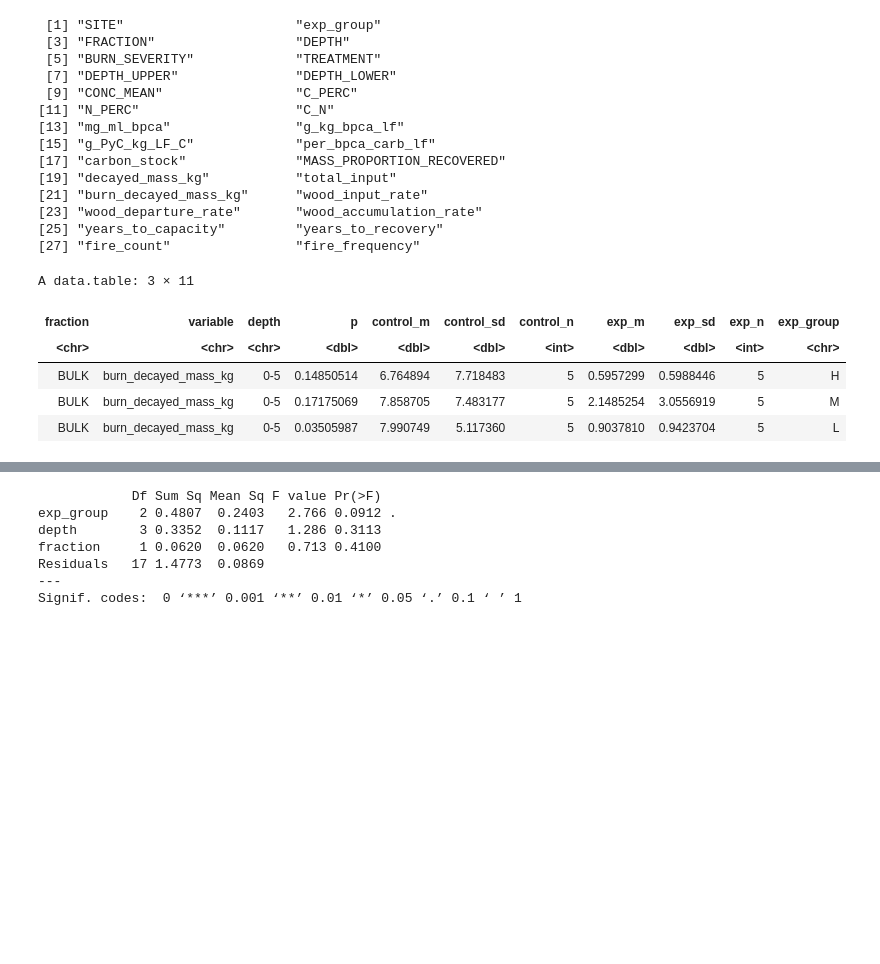
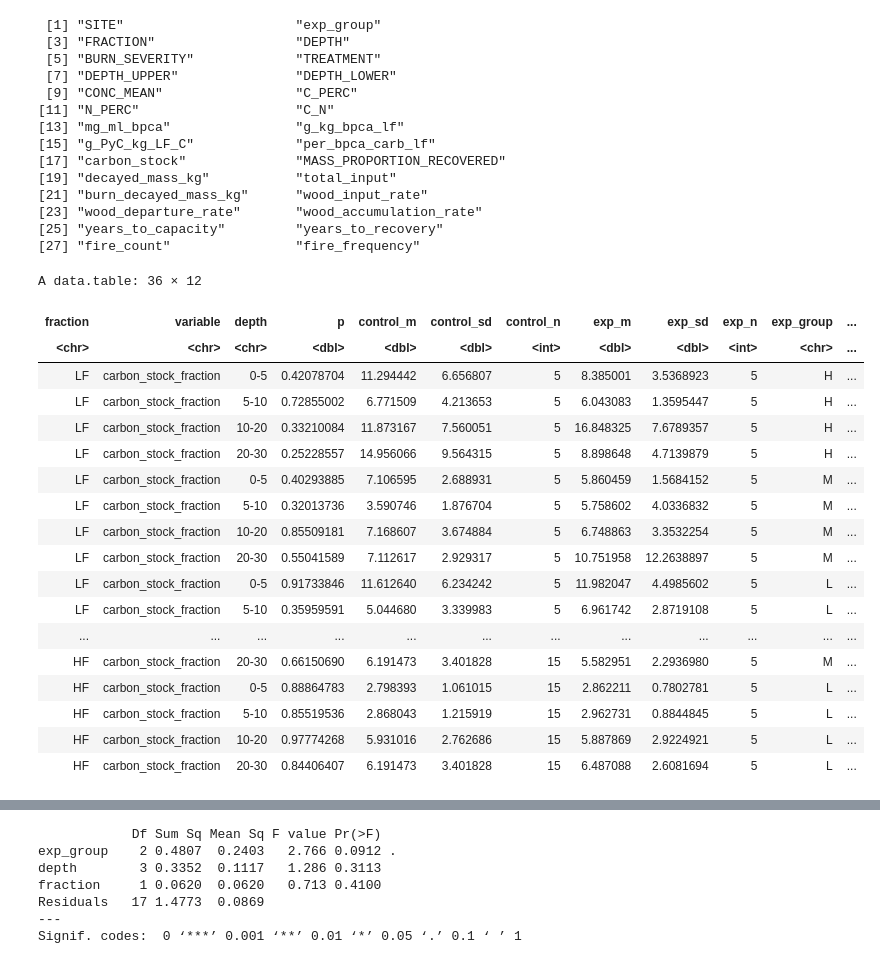
Before and after one commit to hayleypc/BPCA_HFF, a Jupyter notebook: BPCA_analysis_plotting.ipynb, the cells around one changed output, grey strips where cells are left out. Saved outputs shown, nothing was run; the diff lists cells and outputs as text; code cells hidden in the pictures; blank space fills up the shorter version.

```diff
--- a/BPCA_analysis_plotting.ipynb
+++ b/BPCA_analysis_plotting.ipynb
@@ -305,7 +345,7 @@ t_tests_bpca_dt <-
 c( 'LF') %>%
 lapply(function(frac){
 # ,'CONC_MEAN','mg_ml_bpca','g_kg_bpca_lf','per_bpca_carb_lf'
-c('CONC_MEAN','mg_ml_bpca','g_kg_bpca_lf','per_bpca_carb_lf','g_PyC_kg_LF_C') %>%
+c('CONC_MEAN','mg_ml_bpca','g_kg_bpca_lf','per_bpca_carb_lf','g_PyC_kg_LF_C','carbon_stock_fraction') %>%
 lapply(function(variable){
 c('H','M','L') %>%
 lapply(function(group){
@@ -374,13 +414,4 @@ data.table(fraction=frac,
 }) %>% rbindlist
 }) %>% rbindlist
 }) %>% rbindlist
-# %%
-t_tests_dwd_dt[variable=='burn_decayed_mass_kg']
-# %% [output]
-A data.table: 3 × 11
-| fraction | variable | depth | p | control_m | control_sd | control_n | exp_m | exp_sd | exp_n | exp_group |
-| <chr> | <chr> | <chr> | <dbl> | <dbl> | <dbl> | <int> | <dbl> | <dbl> | <int> | <chr> |
-| BULK | burn_decayed_mass_kg | 0-5 | 0.14850514 | 6.764894 | 7.718483 | 5 | 0.5957299 | 0.5988446 | 5 | H |
-| BULK | burn_decayed_mass_kg | 0-5 | 0.17175069 | 7.858705 | 7.483177 | 5 | 2.1485254 | 3.0556919 | 5 | M |
-| BULK | burn_decayed_mass_kg | 0-5 | 0.03505987 | 7.990749 | 5.117360 | 5 | 0.9037810 | 0.9423704 | 5 | L |
 # %%
@@ -390,3 +422,25 @@ t_tests_dt <- rbindlist(list(t_tests_fractions_dt,t_tests_bpca_dt,t_tests_dwd_dt
+# %%
+t_tests_dt[variable == 'carbon_stock_fraction']
+# %% [output]
+A data.table: 36 × 12
+| fraction | variable | depth | p | control_m | control_sd | control_n | exp_m | exp_sd | exp_n | exp_group | ... |
+| <chr> | <chr> | <chr> | <dbl> | <dbl> | <dbl> | <int> | <dbl> | <dbl> | <int> | <chr> | ... |
+| LF | carbon_stock_fraction | 0-5 | 0.42078704 | 11.294442 | 6.656807 | 5 | 8.385001 | 3.5368923 | 5 | H | ... |
+| LF | carbon_stock_fraction | 5-10 | 0.72855002 | 6.771509 | 4.213653 | 5 | 6.043083 | 1.3595447 | 5 | H | ... |
+| LF | carbon_stock_fraction | 10-20 | 0.33210084 | 11.873167 | 7.560051 | 5 | 16.848325 | 7.6789357 | 5 | H | ... |
+| LF | carbon_stock_fraction | 20-30 | 0.25228557 | 14.956066 | 9.564315 | 5 | 8.898648 | 4.7139879 | 5 | H | ... |
+| LF | carbon_stock_fraction | 0-5 | 0.40293885 | 7.106595 | 2.688931 | 5 | 5.860459 | 1.5684152 | 5 | M | ... |
+| LF | carbon_stock_fraction | 5-10 | 0.32013736 | 3.590746 | 1.876704 | 5 | 5.758602 | 4.0336832 | 5 | M | ... |
+| LF | carbon_stock_fraction | 10-20 | 0.85509181 | 7.168607 | 3.674884 | 5 | 6.748863 | 3.3532254 | 5 | M | ... |
+| LF | carbon_stock_fraction | 20-30 | 0.55041589 | 7.112617 | 2.929317 | 5 | 10.751958 | 12.2638897 | 5 | M | ... |
+| LF | carbon_stock_fraction | 0-5 | 0.91733846 | 11.612640 | 6.234242 | 5 | 11.982047 | 4.4985602 | 5 | L | ... |
+| LF | carbon_stock_fraction | 5-10 | 0.35959591 | 5.044680 | 3.339983 | 5 | 6.961742 | 2.8719108 | 5 | L | ... |
+| ... | ... | ... | ... | ... | ... | ... | ... | ... | ... | ... | ... |
+| HF | carbon_stock_fraction | 20-30 | 0.66150690 | 6.191473 | 3.401828 | 15 | 5.582951 | 2.2936980 | 5 | M | ... |
+| HF | carbon_stock_fraction | 0-5 | 0.88864783 | 2.798393 | 1.061015 | 15 | 2.862211 | 0.7802781 | 5 | L | ... |
+| HF | carbon_stock_fraction | 5-10 | 0.85519536 | 2.868043 | 1.215919 | 15 | 2.962731 | 0.8844845 | 5 | L | ... |
+| HF | carbon_stock_fraction | 10-20 | 0.97774268 | 5.931016 | 2.762686 | 15 | 5.887869 | 2.9224921 | 5 | L | ... |
+| HF | carbon_stock_fraction | 20-30 | 0.84406407 | 6.191473 | 3.401828 | 15 | 6.487088 | 2.6081694 | 5 | L | ... |
 # %%
 t_tests_dt[order(p)]
 # %% [output]
```
Also changed, not shown: parts of 27 cells of this notebook.
